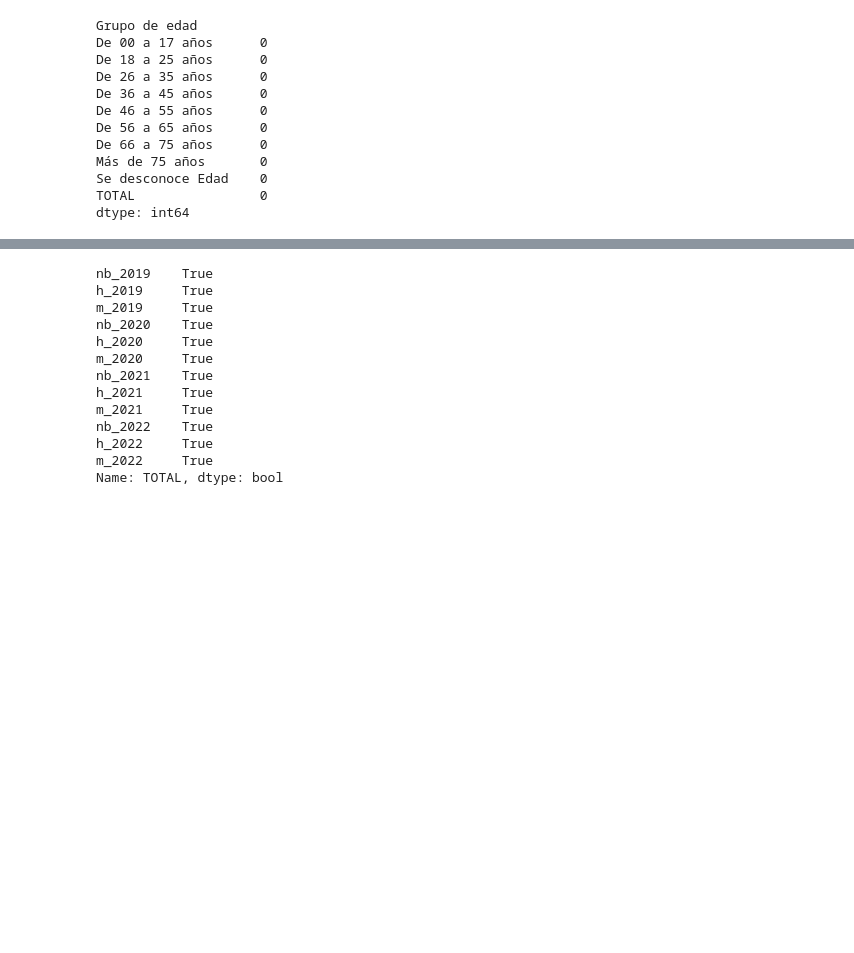
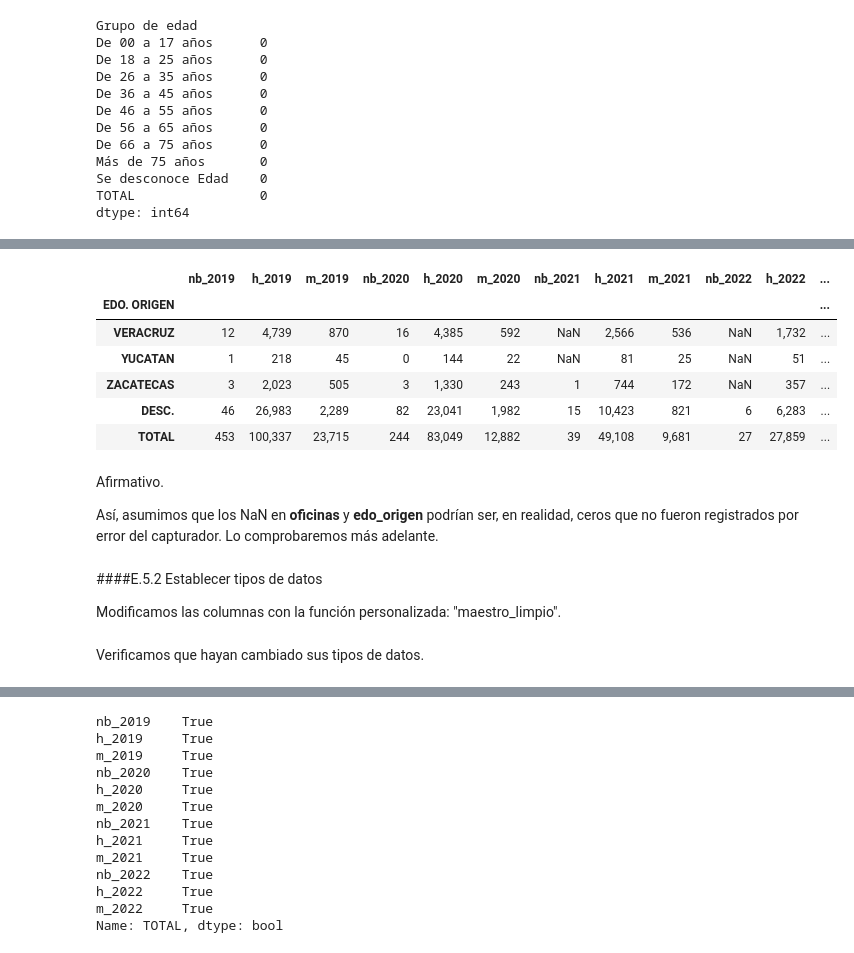
Before and after one commit to JuanMaLR/bedu-equipo4-dataScience-P-FP, a Jupyter notebook: FinalProject.ipynb, the cells around one changed output, grey strips where cells are left out. Saved outputs shown, nothing was run; the diff lists cells and outputs as text; code cells hidden in the pictures; blank space fills up the shorter version.

```diff
--- a/FinalProject.ipynb
+++ b/FinalProject.ipynb
@@ -983,3 +1010,22 @@ El dataframe **rango_edad** no tiene NaNs pero solamente comprende ddesde el añ
+# %%
+#Visualizar la fila "total" de edo_origen
+edo_origen.tail()
+# %% [output]
+|  | nb_2019 | h_2019 | m_2019 | nb_2020 | h_2020 | m_2020 | nb_2021 | h_2021 | m_2021 | nb_2022 | h_2022 | ... |
+| EDO. ORIGEN |  |  |  |  |  |  |  |  |  |  |  | ... |
+| VERACRUZ | 12 | 4,739 | 870 | 16 | 4,385 | 592 | NaN | 2,566 | 536 | NaN | 1,732 | ... |
+| YUCATAN | 1 | 218 | 45 | 0 | 144 | 22 | NaN | 81 | 25 | NaN | 51 | ... |
+| ZACATECAS | 3 | 2,023 | 505 | 3 | 1,330 | 243 | 1 | 744 | 172 | NaN | 357 | ... |
+| DESC. | 46 | 26,983 | 2,289 | 82 | 23,041 | 1,982 | 15 | 10,423 | 821 | 6 | 6,283 | ... |
+| TOTAL | 453 | 100,337 | 23,715 | 244 | 83,049 | 12,882 | 39 | 49,108 | 9,681 | 27 | 27,859 | ... |
+# %% [markdown]
+Afirmativo.
+
+Así, asumimos que los NaN en **oficinas** y **edo_origen** podrían ser, en realidad, ceros que no fueron registrados por error del capturador. Lo comprobaremos más adelante.
+# %% [markdown]
+####E.5.2 Establecer tipos de datos
+
+Modificamos las columnas con la función personalizada: "maestro_limpio".
 # %%
 #Función para copiar un dataframe, eliminar comas de separación de miles, rellenar NaNs con ceros y cambiar tipo de dato a int
 def maestro_limpio(df_org):
@@ -994,3 +1040,5 @@ casos_ceros = maestro_limpio(casos)
 oficinas_ceros = maestro_limpio(oficinas)
 rango_edad_ceros = maestro_limpio(rango_edad)
 edo_origen_ceros = maestro_limpio(edo_origen)
+# %% [markdown]
+Verificamos que hayan cambiado sus tipos de datos.
```
Also changed, not shown: parts of 41 cells of this notebook.
